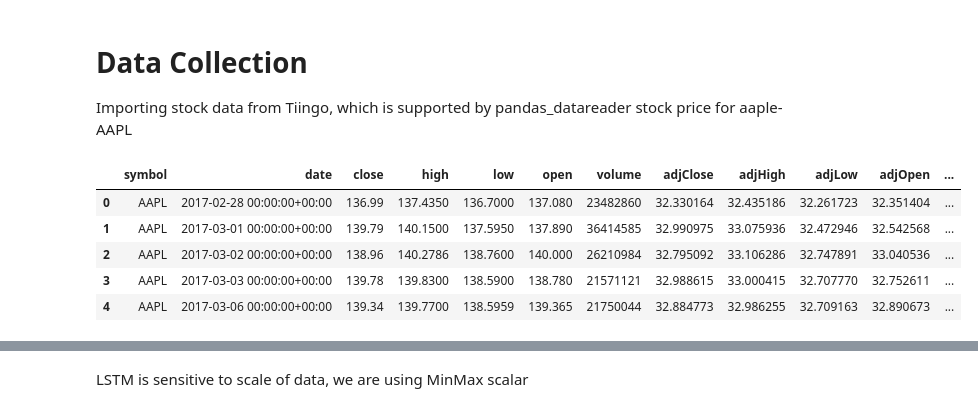
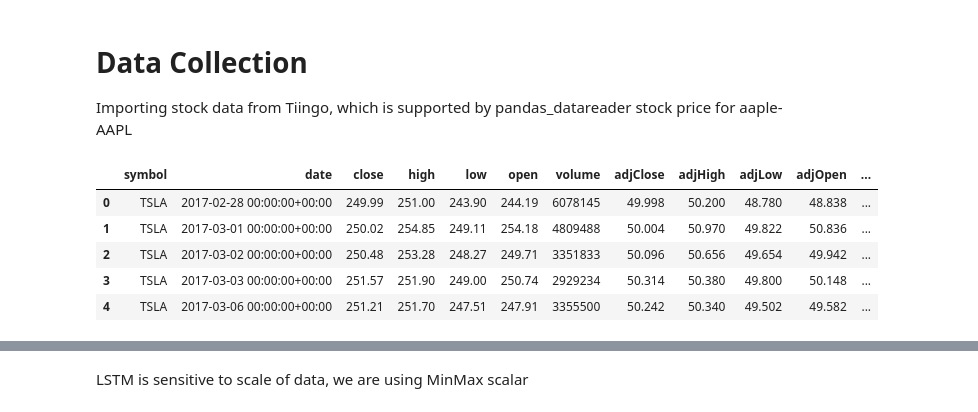
Before and after one commit to easycase00/Stock-Price-Prediction-using-double-stacked-LSTM, a Jupyter notebook: stock price prediction.ipynb, the cells around one changed output, grey strips where cells are left out. Drawn from its saved outputs; the diff is of its cells as text; code cells hidden in the pictures.

```diff
--- a/stock price prediction.ipynb
+++ b/stock price prediction.ipynb
@@ -17,13 +17,13 @@ df.to_csv('AAPL.csv')
 # %%
-df= pd.read_csv('AAPL.csv')
+df= pd.read_csv('TSLA.csv')
 df.head()
 # %% [output]
 |  | symbol | date | close | high | low | open | volume | adjClose | adjHigh | adjLow | adjOpen | ... |
-| 0 | AAPL | 2017-02-28 00:00:00+00:00 | 136.99 | 137.4350 | 136.7000 | 137.080 | 23482860 | 32.330164 | 32.435186 | 32.261723 | 32.351404 | ... |
-| 1 | AAPL | 2017-03-01 00:00:00+00:00 | 139.79 | 140.1500 | 137.5950 | 137.890 | 36414585 | 32.990975 | 33.075936 | 32.472946 | 32.542568 | ... |
-| 2 | AAPL | 2017-03-02 00:00:00+00:00 | 138.96 | 140.2786 | 138.7600 | 140.000 | 26210984 | 32.795092 | 33.106286 | 32.747891 | 33.040536 | ... |
-| 3 | AAPL | 2017-03-03 00:00:00+00:00 | 139.78 | 139.8300 | 138.5900 | 138.780 | 21571121 | 32.988615 | 33.000415 | 32.707770 | 32.752611 | ... |
-| 4 | AAPL | 2017-03-06 00:00:00+00:00 | 139.34 | 139.7700 | 138.5959 | 139.365 | 21750044 | 32.884773 | 32.986255 | 32.709163 | 32.890673 | ... |
+| 0 | TSLA | 2017-02-28 00:00:00+00:00 | 249.99 | 251.00 | 243.90 | 244.19 | 6078145 | 49.998 | 50.200 | 48.780 | 48.838 | ... |
+| 1 | TSLA | 2017-03-01 00:00:00+00:00 | 250.02 | 254.85 | 249.11 | 254.18 | 4809488 | 50.004 | 50.970 | 49.822 | 50.836 | ... |
+| 2 | TSLA | 2017-03-02 00:00:00+00:00 | 250.48 | 253.28 | 248.27 | 249.71 | 3351833 | 50.096 | 50.656 | 49.654 | 49.942 | ... |
+| 3 | TSLA | 2017-03-03 00:00:00+00:00 | 251.57 | 251.90 | 249.00 | 250.74 | 2929234 | 50.314 | 50.380 | 49.800 | 50.148 | ... |
+| 4 | TSLA | 2017-03-06 00:00:00+00:00 | 251.21 | 251.70 | 247.51 | 247.91 | 3355500 | 50.242 | 50.340 | 49.502 | 49.582 | ... |
 # %%
 df1= df.reset_index()['close']
 # %%
```
Also changed, not shown: parts of 17 cells of this notebook, 1 other file.
